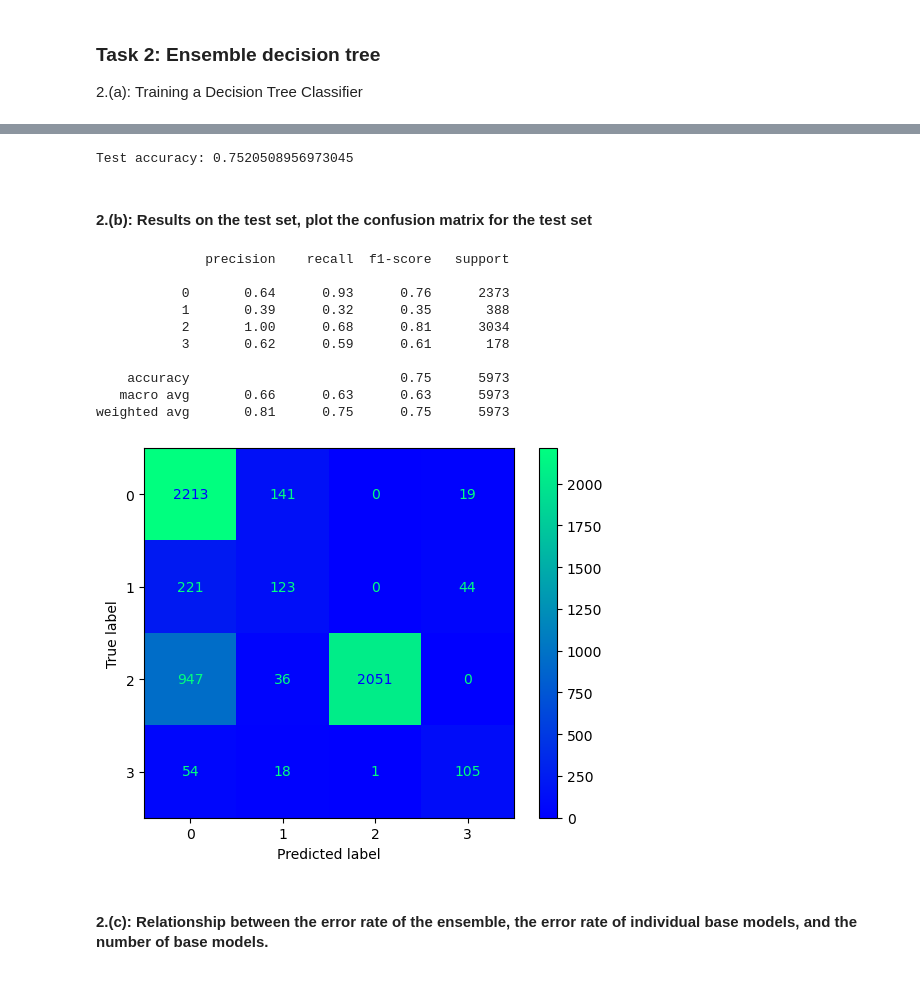
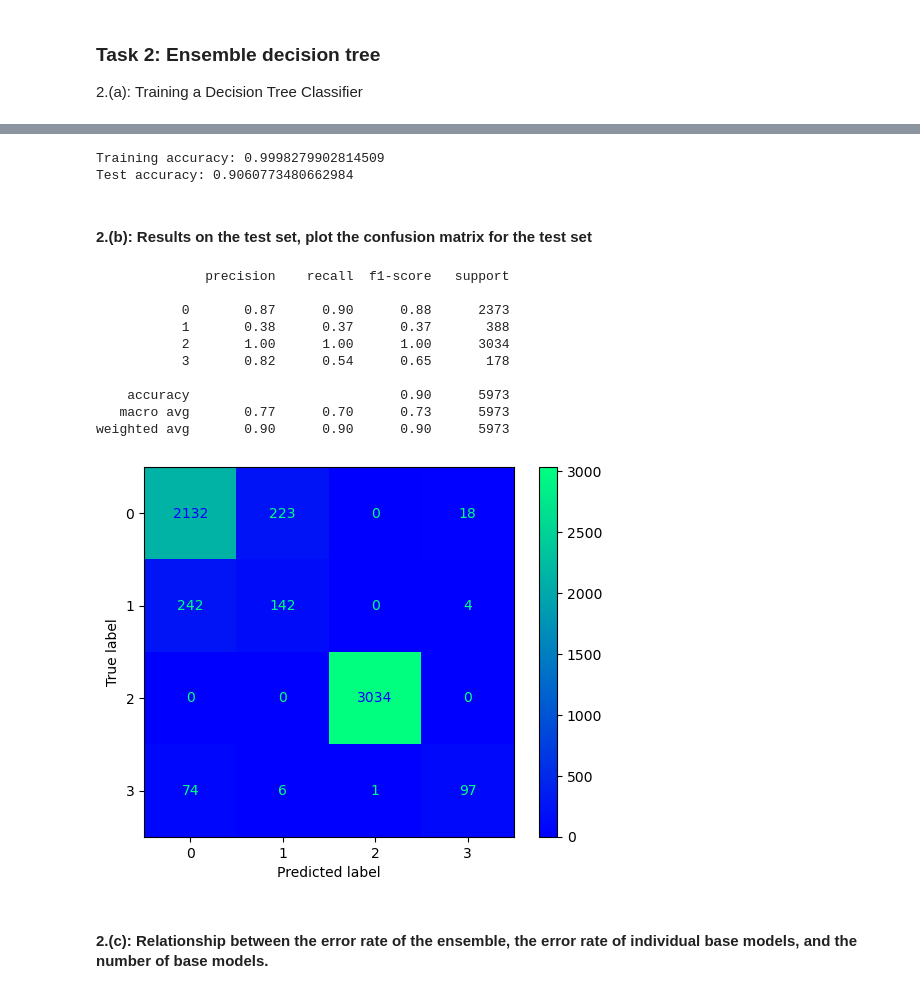
Before and after one commit to ZehuaLiuY/ML_CW, a Jupyter notebook: src/activity_recognition.ipynb, the cells around one changed output, grey strips where cells are left out. Saved outputs shown, nothing was run; the diff lists cells and outputs as text; code cells hidden in the pictures.

```diff
--- a/src/activity_recognition.ipynb
+++ b/src/activity_recognition.ipynb
@@ -575,29 +537,34 @@ def boosting_predict (test_data, all_models, alphas):
-# %%
-prediction = boosting_predict(X_test, all_models, alphas)
-accuracy = np.count_nonzero(prediction == int64(y_test)) / y_test.shape[0]
-print(f'Test accuracy: {accuracy}')
-# 1000, 2000 0.752
-# %% [output]
-Test accuracy: 0.7520508956973045
+# %%
+from sklearn.ensemble import AdaBoostClassifier
+
+model = DecisionTreeClassifier(max_depth=10)
+reg = AdaBoostClassifier(estimator=model, n_estimators=1000, random_state=0).fit(X_tr, y_tr)
+boosting_train_accuracy = reg.score(X_tr, y_tr)
+boosting_test_accuracy = reg.score(X_test, y_test)
+print(f'Training accuracy: {boosting_train_accuracy}')
+print(f'Test accuracy: {boosting_test_accuracy}')
+# %% [output]
+Training accuracy: 0.9998279902814509
+Test accuracy: 0.9060773480662984
 # %% [markdown]
 #### 2.(b): Results on the test set, plot the confusion matrix for the test set
 # %%
-cm = confusion_matrix(y_test, prediction)
+cm = confusion_matrix(y_test, reg.predict(X_test))
 ConfusionMatrixDisplay(confusion_matrix = cm).plot(cmap='winter')
-pred_y = prediction
+pred_y = reg.predict(X_test)
 print(classification_report(y_test, pred_y))
 # %% [output]
               precision    recall  f1-score   support
 
-           0       0.64      0.93      0.76      2373
-           1       0.39      0.32      0.35       388
-           2       1.00      0.68      0.81      3034
-           3       0.62      0.59      0.61       178
+           0       0.87      0.90      0.88      2373
+           1       0.38      0.37      0.37       388
+           2       1.00      1.00      1.00      3034
+           3       0.82      0.54      0.65       178
 
-    accuracy                           0.75      5973
-   macro avg       0.66      0.63      0.63      5973
-weighted avg       0.81      0.75      0.75      5973
+    accuracy                           0.90      5973
+   macro avg       0.77      0.70      0.73      5973
+weighted avg       0.90      0.90      0.90      5973
-[figure, old version]
+[figure, new version]
 # %% [markdown]
 #### 2.(c): Relationship between the error rate of the ensemble, the error rate of individual base models, and the number of base models.
 # %%
```
Also changed, not shown: parts of 28 cells of this notebook, 5 other files.
